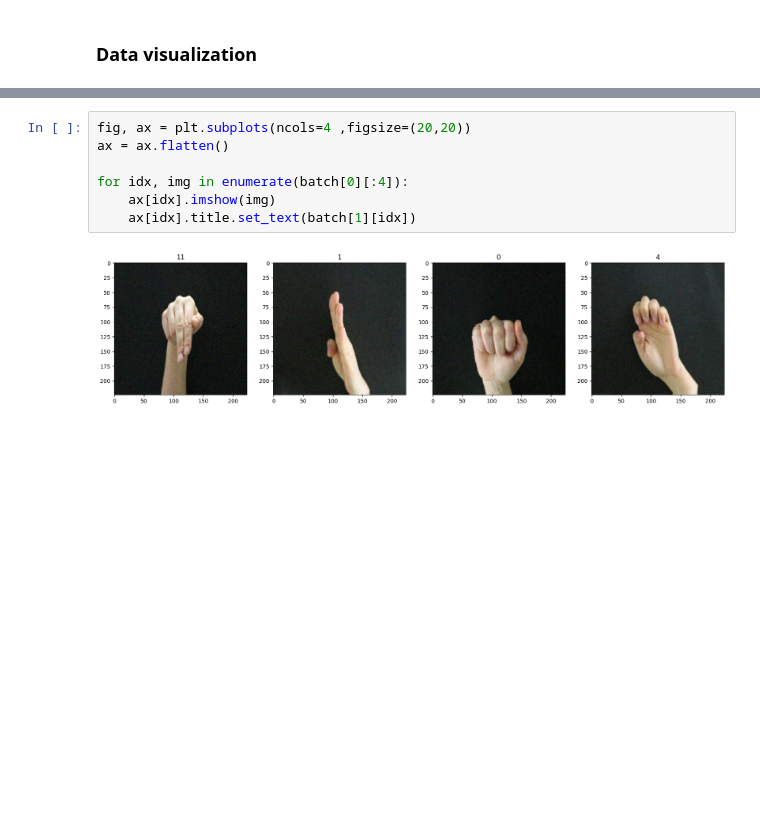
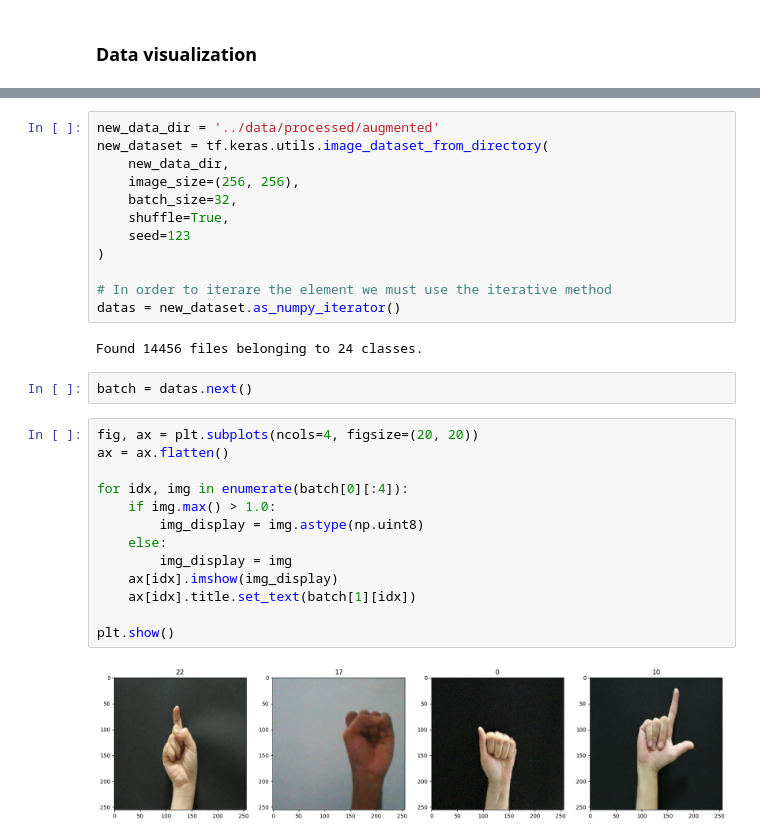
Before and after one commit to alfoCaiazza/LIS-Gesture-Translator, a Jupyter notebook: src/script/data_setput.ipynb, the cells around one changed output, grey strips where cells are left out. Saved outputs shown, nothing was run; the diff lists cells and outputs as text; blank space fills up the shorter version.

```diff
--- a/src/script/data_setput.ipynb
+++ b/src/script/data_setput.ipynb
@@ -105,9 +107,31 @@ batch = train.next()
+# %%
+new_data_dir = '../data/processed/augmented'
+new_dataset = tf.keras.utils.image_dataset_from_directory(
+    new_data_dir,
+    image_size=(256, 256),
+    batch_size=32,
+    shuffle=True,
+    seed=123
+)
+
+# In order to iterare the element we must use the iterative method
+datas = new_dataset.as_numpy_iterator()
+# %% [output]
+Found 14456 files belonging to 24 classes.
+# %%
+batch = datas.next()
 # %%
-fig, ax = plt.subplots(ncols=4 ,figsize=(20,20))
+fig, ax = plt.subplots(ncols=4, figsize=(20, 20))
 ax = ax.flatten()
 
 for idx, img in enumerate(batch[0][:4]):
-    ax[idx].imshow(img)
+    if img.max() > 1.0:
+        img_display = img.astype(np.uint8)
+    else:
+        img_display = img
+    ax[idx].imshow(img_display)
     ax[idx].title.set_text(batch[1][idx])
+
+plt.show()
 # %% [output]
-[figure, old version]
+[figure, new version]
```
Also changed, not shown: parts of 8 cells of this notebook, 1 other file.
